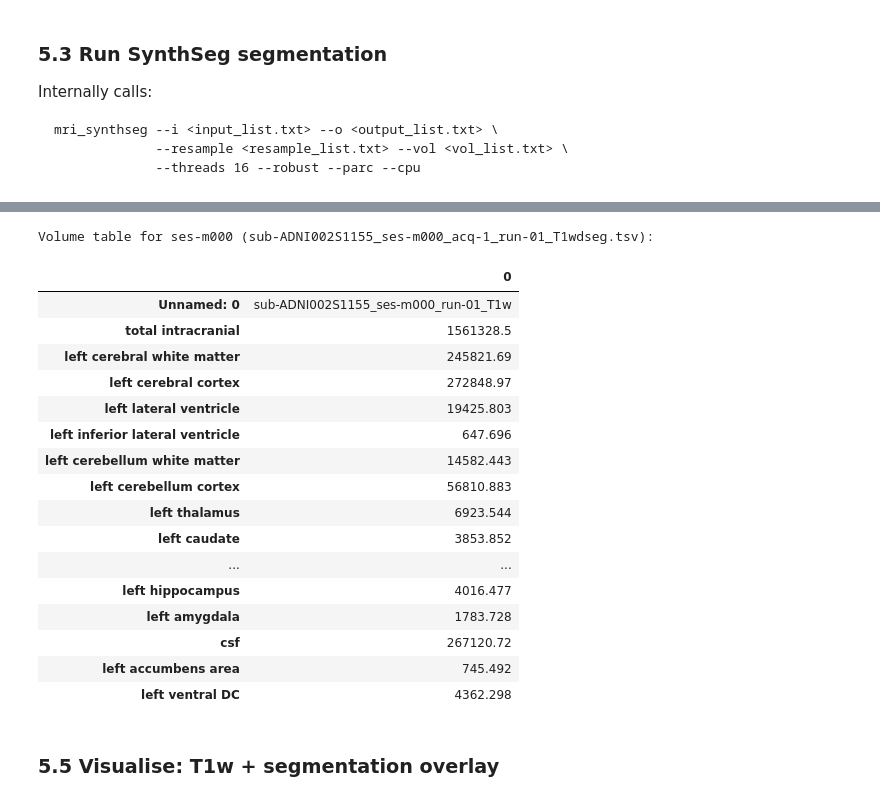
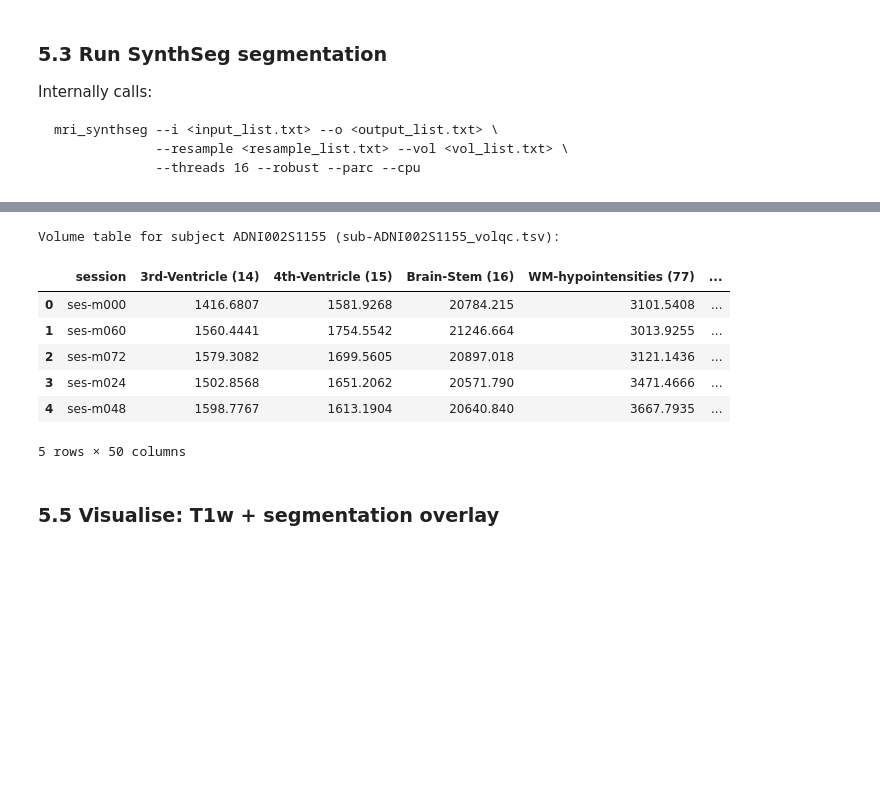
Before and after one commit to acasamitjana/nicgiprep, a Jupyter notebook: tutorials/preprocessing_tutorial.ipynb, the cells around one changed output, grey strips where cells are left out. Cells and saved outputs as stored; diff of their text form; code cells hidden in the pictures; blank space fills up the shorter version.

```diff
--- a/tutorials/preprocessing_tutorial.ipynb
+++ b/tutorials/preprocessing_tutorial.ipynb
@@ -77,10 +86,10 @@ if not exists(db_file):
 else:
     bids_loader = bids.layout.BIDSLayout(root=BIDS_DIR, validate=False, database_path=db_file)
 
-bids_loader.add_derivatives(DIR_PIPELINES['preproc'])
+bids_loader.add_derivatives(DIR_PIPELINES['nicgiprep-cross'])
 
 subjects = bids_loader.get_subjects()
 print(f'Subjects  : {subjects}')
-print(f'Preproc → : {DIR_PIPELINES["preproc"]}')
+print(f'Preproc → : {DIR_PIPELINES["nicgiprep-cross"]}')
 # %% [output]
 Subjects  : ['ADNI002S1155']
@@ -101,14 +110,14 @@ print(f'Sessions : {sessions_all}\n')
 
 # Reproduce _select_image logic
 rows = []
-for tp in sessions_all:
+for sess in sessions_all:
     t1w_list = bids_loader.get(
-        subject=SUBJECT, session=tp,
+        subject=SUBJECT, session=sess,
         extension=['nii', 'nii.gz'], suffix='T1w',
         acquisition=['orig', None], scope='raw'
     )
     if not t1w_list:
-        rows.append({'session': tp, 'selected': '—  (no T1w)', 'all_files': ''})
+        rows.append({'session': sess, 'selected': '—  (no T1w)', 'all_files': ''})
         continue
 
     if len(t1w_list) > 1:
@@ -119,7 +128,7 @@ for tp in sessions_all:
         chosen = t1w_list[0]
 
     rows.append({
-        'session':    tp,
+        'session':    sess,
         'selected':   chosen.filename,
         'all_files':  ', '.join(f.filename for f in t1w_list),
     })
@@ -262,7 +336,7 @@ For each session we get:
 # Need to update the layout (just in case)
 processing_seg._update_full_layout()
 
-seg_entities = {'scope': 'preproc', 'extension': 'nii.gz', 'suffix': ['T1wdseg', 'dseg']}
+seg_entities = {'scope': 'nicgiprep-cross', 'extension': 'nii.gz', 'suffix': ['T1wdseg', 'dseg']}
 seg_files = processing_seg.bids_loader.get(subject=SUBJECT, **seg_entities)
 print(f'Segmentation files found: {len(seg_files)}')
 for f in seg_files:
@@ -287,29 +361,24 @@ Segmentation files found: 13
 # %%
-# Volume table for one session
-tsv_files_seg = processing_seg.bids_loader.get(subject=SUBJECT, scope='preproc', suffix=['T1wdseg', 'dseg'], extension='tsv')
+## Volume table for one session
+tsv_files_seg = processing_seg.bids_loader.get(subject=SUBJECT, scope='nicgiprep-cross', suffix=['volqc'], extension='tsv')
+
 if tsv_files_seg:
-    df_vols = pd.read_csv(tsv_files_seg[0].path, sep=',')
-    print(f'Volume table for ses-{tsv_files_seg[0].entities["session"]} ({tsv_files_seg[0].filename}):')
-    display(df_vols.T.head(20))
+    df_vols = pd.read_csv(tsv_files_seg[0].path, sep='\t')
+
+    print(f'Volume table for subject {SUBJECT} ({tsv_files_seg[0].filename}):')
+
+    display(df_vols.head())
+else:
+    print(f'No vols.tsv file found for subject {SUBJECT}')
 # %% [output]
-Volume table for ses-m000 (sub-ADNI002S1155_ses-m000_acq-1_run-01_T1wdseg.tsv):
+Volume table for subject ADNI002S1155 (sub-ADNI002S1155_volqc.tsv):
-|  | 0 |
-| Unnamed: 0 | sub-ADNI002S1155_ses-m000_run-01_T1w |
-| total intracranial | 1561328.5 |
-| left cerebral white matter | 245821.69 |
-| left cerebral cortex | 272848.97 |
-| left lateral ventricle | 19425.803 |
-| left inferior lateral ventricle | 647.696 |
-| left cerebellum white matter | 14582.443 |
-| left cerebellum cortex | 56810.883 |
-| left thalamus | 6923.544 |
-| left caudate | 3853.852 |
-| ... | ... |
-| left hippocampus | 4016.477 |
-| left amygdala | 1783.728 |
-| csf | 267120.72 |
-| left accumbens area | 745.492 |
-| left ventral DC | 4362.298 |
+|  | session | 3rd-Ventricle (14) | 4th-Ventricle (15) | Brain-Stem (16) | WM-hypointensities (77) | ... |
+| 0 | ses-m000 | 1416.6807 | 1581.9268 | 20784.215 | 3101.5408 | ... |
+| 1 | ses-m060 | 1560.4441 | 1754.5542 | 21246.664 | 3013.9255 | ... |
+| 2 | ses-m072 | 1579.3082 | 1699.5605 | 20897.018 | 3121.1436 | ... |
+| 3 | ses-m024 | 1502.8568 | 1651.2062 | 20571.790 | 3471.4666 | ... |
+| 4 | ses-m048 | 1598.7767 | 1613.1904 | 20640.840 | 3667.7935 | ... |
+5 rows × 50 columns
 # %% [markdown]
 ### 5.5  Visualise: T1w + segmentation overlay
 # %%
```
Also changed, not shown: parts of 26 cells of this notebook, 7 other files.
